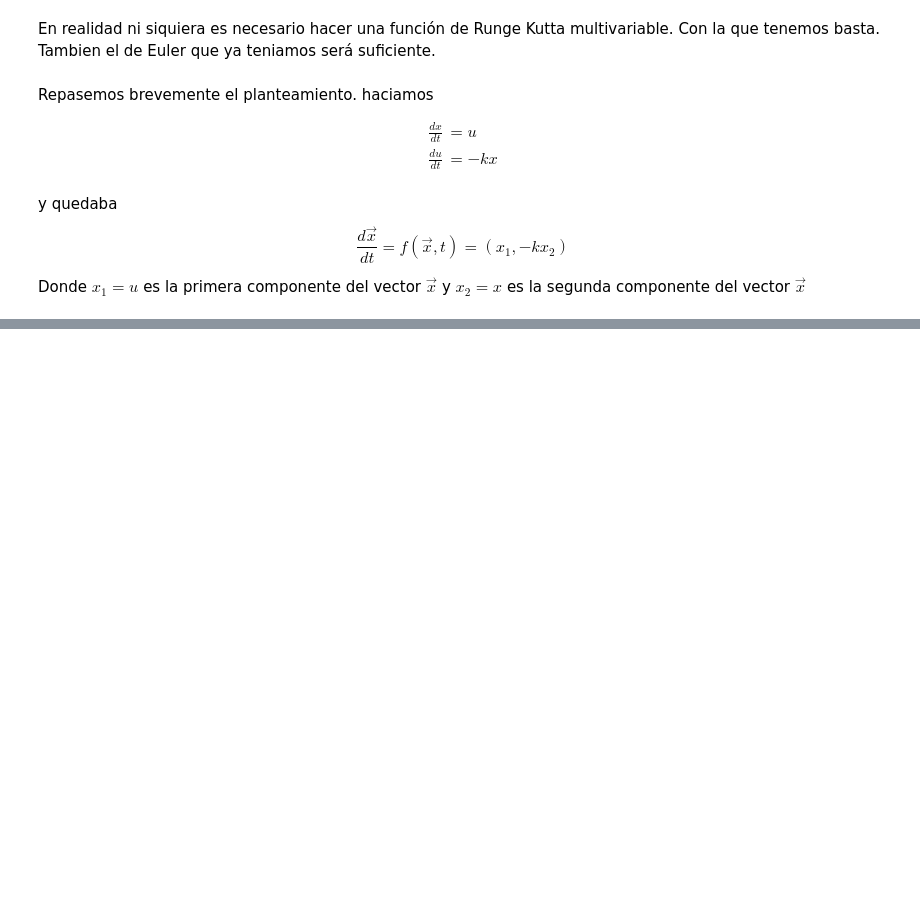
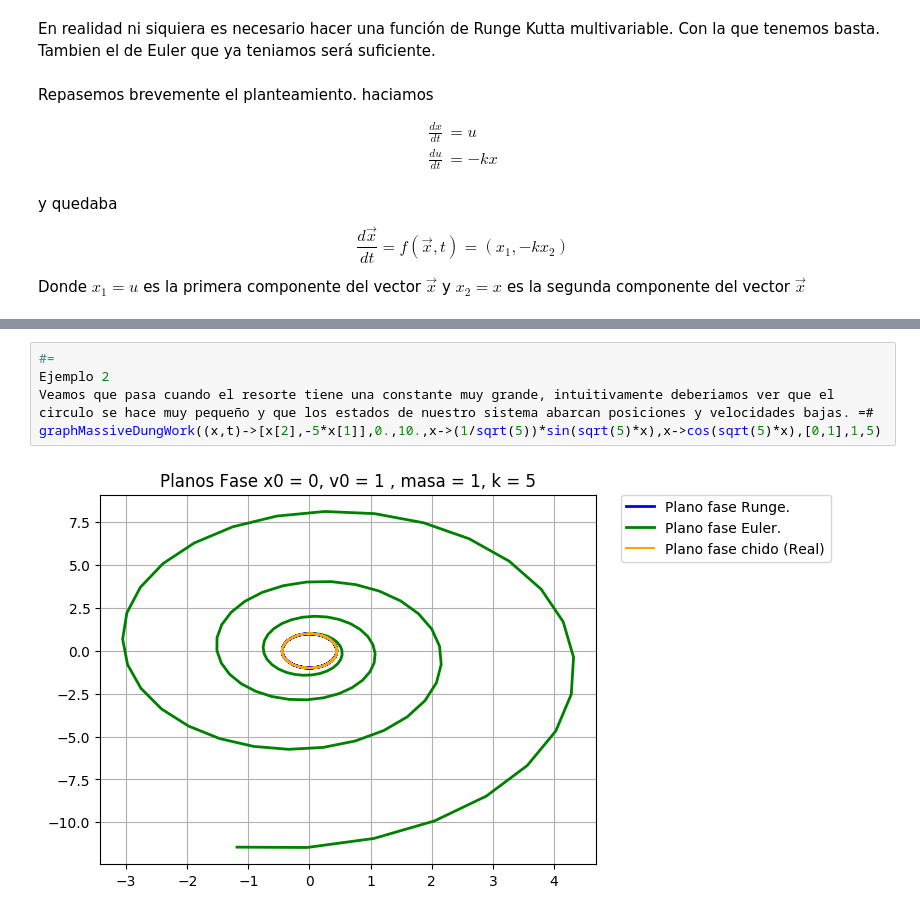
Before and after one commit to walup/Fisica_Computacional_Legaria_Pe-a, a Jupyter notebook: Tarea_12.ipynb, the cells around one changed output, grey strips where cells are left out. Saved outputs shown, nothing was run; the diff lists cells and outputs as text; blank space fills up the shorter version.

```diff
--- a/Tarea_12.ipynb
+++ b/Tarea_12.ipynb
@@ -352,0 +427,7 @@ plt.show()
+# %%
+#=
+Ejemplo 2
+Veamos que pasa cuando el resorte tiene una constante muy grande, intuitivamente deberiamos ver que el circulo se hace muy pequeño y que los estados de nuestro sistema abarcan posiciones y velocidades bajas. =#
+graphMassiveDungWork((x,t)->[x[2],-5*x[1]],0.,10.,x->(1/sqrt(5))*sin(sqrt(5)*x),x->cos(sqrt(5)*x),[0,1],1,5)
+# %% [output]
+[figure, added]
```
Also changed, not shown: parts of 9 cells of this notebook.
